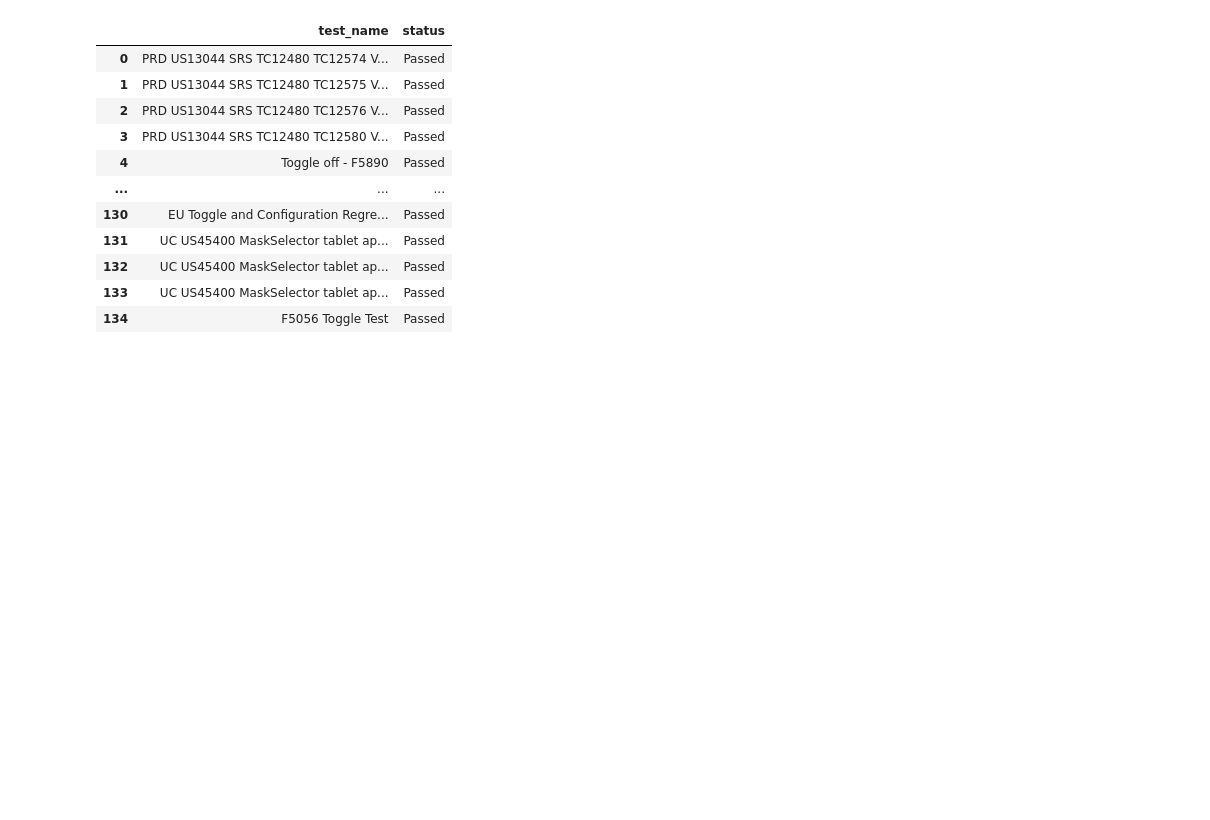
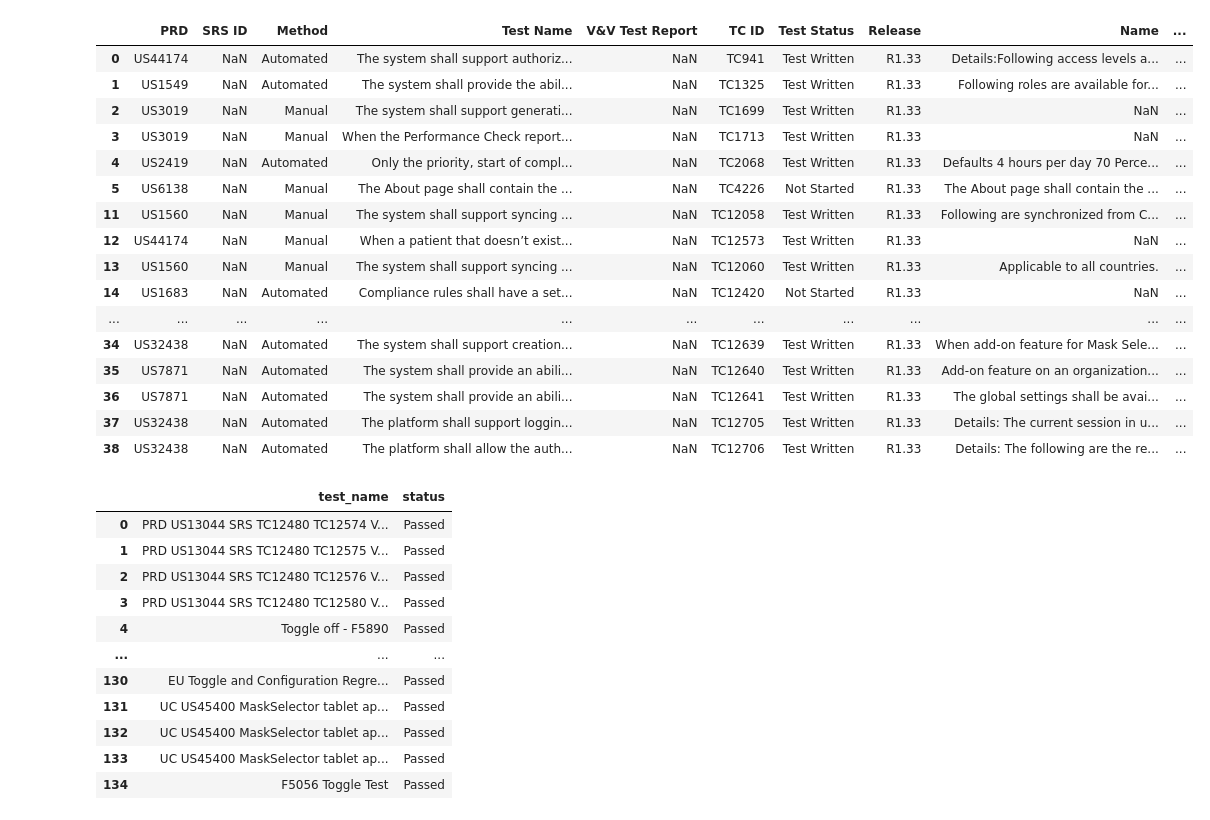
Before and after one commit to jacoblee628/systemsproject, a Jupyter notebook: src/more_experiments.ipynb, the cells around one changed output. Saved outputs shown, nothing was run; the diff lists cells and outputs as text; code cells hidden in the pictures; blank space fills up the shorter version.

```diff
--- a/src/more_experiments.ipynb
+++ b/src/more_experiments.ipynb
@@ -4,0 +105,24 @@ from validate_trace import *
+# %%
+# Upgrade to sapphire
+reordered = reordered.replace(["Data Migration", "Event Horizon", "Billing Integration"], "Sapphire")
+# %%
+co_trace = reordered.loc[reordered["Application"].isin(["Sapphire and PSC", "Sapphire"])]
+co_trace
+# %% [output]
+|  | PRD | SRS ID | Method | Test Name | V&V Test Report | TC ID | Test Status | Release | Name | ... |
+| 0 | US44174 | NaN | Automated | The system shall support authoriz... | NaN | TC941 | Test Written | R1.33 | Details:Following access levels a... | ... |
+| 1 | US1549 | NaN | Automated | The system shall provide the abil... | NaN | TC1325 | Test Written | R1.33 | Following roles are available for... | ... |
+| 2 | US3019 | NaN | Manual | The system shall support generati... | NaN | TC1699 | Test Written | R1.33 | NaN | ... |
+| 3 | US3019 | NaN | Manual | When the Performance Check report... | NaN | TC1713 | Test Written | R1.33 | NaN | ... |
+| 4 | US2419 | NaN | Automated | Only the priority, start of compl... | NaN | TC2068 | Test Written | R1.33 | Defaults 4 hours per day 70 Perce... | ... |
+| 5 | US6138 | NaN | Manual | The About page shall contain the ... | NaN | TC4226 | Not Started | R1.33 | The About page shall contain the ... | ... |
+| 11 | US1560 | NaN | Manual | The system shall support syncing ... | NaN | TC12058 | Test Written | R1.33 | Following are synchronized from C... | ... |
+| 12 | US44174 | NaN | Manual | When a patient that doesn’t exist... | NaN | TC12573 | Test Written | R1.33 | NaN | ... |
+| 13 | US1560 | NaN | Manual | The system shall support syncing ... | NaN | TC12060 | Test Written | R1.33 | Applicable to all countries. | ... |
+| 14 | US1683 | NaN | Automated | Compliance rules shall have a set... | NaN | TC12420 | Not Started | R1.33 | NaN | ... |
+| ... | ... | ... | ... | ... | ... | ... | ... | ... | ... | ... |
+| 34 | US32438 | NaN | Automated | The system shall support creation... | NaN | TC12639 | Test Written | R1.33 | When add-on feature for Mask Sele... | ... |
+| 35 | US7871 | NaN | Automated | The system shall provide an abili... | NaN | TC12640 | Test Written | R1.33 | Add-on feature on an organization... | ... |
+| 36 | US7871 | NaN | Automated | The system shall provide an abili... | NaN | TC12641 | Test Written | R1.33 | The global settings shall be avai... | ... |
+| 37 | US32438 | NaN | Automated | The platform shall support loggin... | NaN | TC12705 | Test Written | R1.33 | Details: The current session in u... | ... |
+| 38 | US32438 | NaN | Automated | The platform shall allow the auth... | NaN | TC12706 | Test Written | R1.33 | Details: The following are the re... | ... |
```
Also changed, not shown: parts of 15 cells of this notebook, 7 other files.
